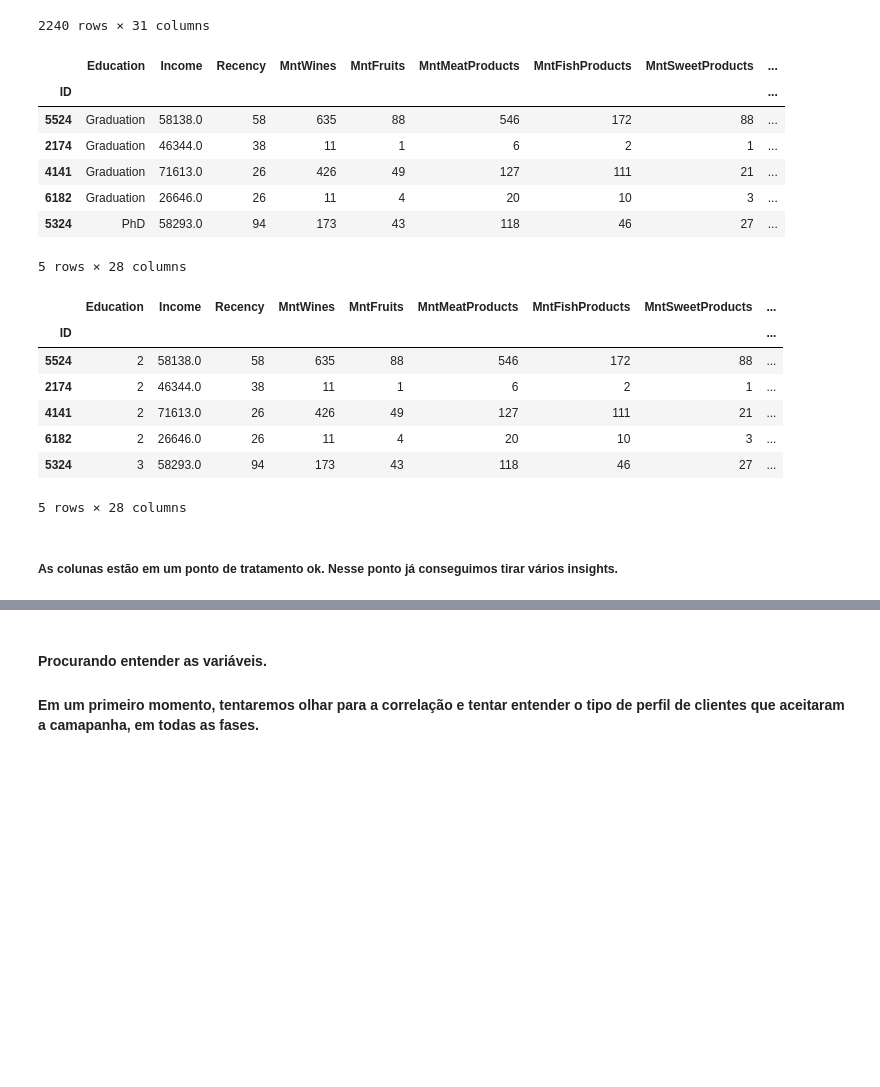
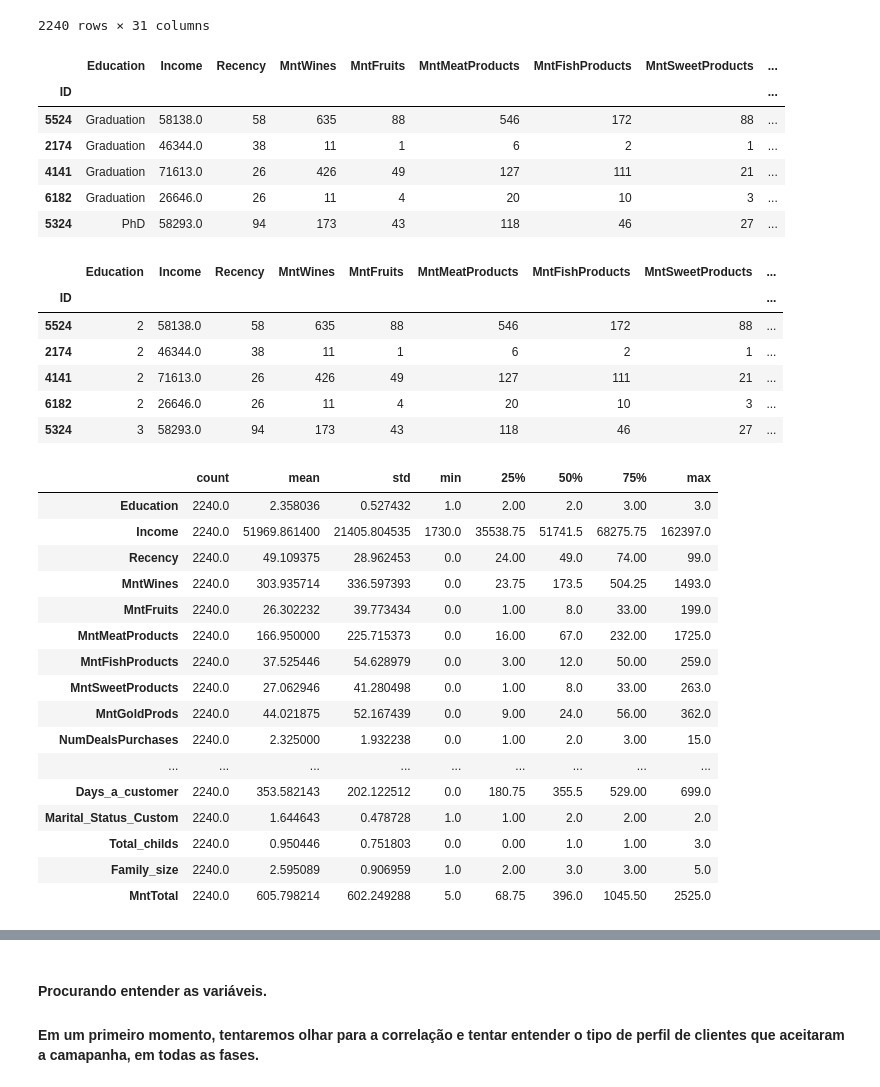
Before and after one commit to Pedro4010/caseifood, a Jupyter notebook: caseifood.ipynb, the cells around one changed output, grey strips where cells are left out. Saved outputs shown, nothing was run; the diff lists cells and outputs as text; code cells hidden in the pictures; blank space fills up the shorter version.

```diff
--- a/caseifood.ipynb
+++ b/caseifood.ipynb
@@ -106,7 +106,7 @@ Index(['Year_Birth', 'Education', 'Marital_Status', 'Income', 'Kidhome',
       dtype='object')
 # %%
 # Usei esse comando apenas para verificar como estavam os dados das colunas que não apareciam com default.
-pd.set_option('max_columns',26)
+pd.set_option('max_columns',28)
 # %%
 # Verificando se há valores nulos. Como podemos ver, temos 24 valores nulos em Income. Vamos utilizar uma média para tratar esses valores.
 # Em alguns casos, seria mais adequado uma regressão linear, por exemplo, mas neste caso, a média e a mediana estão bem próximas, e isso é um fator relevante.
@@ -337,6 +337,5 @@ customers.head()
 | 4141 | Graduation | 71613.0 | 26 | 426 | 49 | 127 | 111 | 21 | ... |
 | 6182 | Graduation | 26646.0 | 26 | 11 | 4 | 20 | 10 | 3 | ... |
 | 5324 | PhD | 58293.0 | 94 | 173 | 43 | 118 | 46 | 27 | ... |
-5 rows × 28 columns
 # %%
 # Transformar a coluna Education para numérico
@@ -359,6 +359,23 @@ customers.head()
 | 4141 | 2 | 71613.0 | 26 | 426 | 49 | 127 | 111 | 21 | ... |
 | 6182 | 2 | 26646.0 | 26 | 11 | 4 | 20 | 10 | 3 | ... |
 | 5324 | 3 | 58293.0 | 94 | 173 | 43 | 118 | 46 | 27 | ... |
-5 rows × 28 columns
-# %% [markdown]
-##### As colunas estão em um ponto de tratamento ok. Nesse ponto já conseguimos tirar vários insights.
+# %%
+customers.describe().T
+# %% [output]
+|  | count | mean | std | min | 25% | 50% | 75% | max |
+| Education | 2240.0 | 2.358036 | 0.527432 | 1.0 | 2.00 | 2.0 | 3.00 | 3.0 |
+| Income | 2240.0 | 51969.861400 | 21405.804535 | 1730.0 | 35538.75 | 51741.5 | 68275.75 | 162397.0 |
+| Recency | 2240.0 | 49.109375 | 28.962453 | 0.0 | 24.00 | 49.0 | 74.00 | 99.0 |
+| MntWines | 2240.0 | 303.935714 | 336.597393 | 0.0 | 23.75 | 173.5 | 504.25 | 1493.0 |
+| MntFruits | 2240.0 | 26.302232 | 39.773434 | 0.0 | 1.00 | 8.0 | 33.00 | 199.0 |
+| MntMeatProducts | 2240.0 | 166.950000 | 225.715373 | 0.0 | 16.00 | 67.0 | 232.00 | 1725.0 |
+| MntFishProducts | 2240.0 | 37.525446 | 54.628979 | 0.0 | 3.00 | 12.0 | 50.00 | 259.0 |
+| MntSweetProducts | 2240.0 | 27.062946 | 41.280498 | 0.0 | 1.00 | 8.0 | 33.00 | 263.0 |
+| MntGoldProds | 2240.0 | 44.021875 | 52.167439 | 0.0 | 9.00 | 24.0 | 56.00 | 362.0 |
+| NumDealsPurchases | 2240.0 | 2.325000 | 1.932238 | 0.0 | 1.00 | 2.0 | 3.00 | 15.0 |
+| ... | ... | ... | ... | ... | ... | ... | ... | ... |
+| Days_a_customer | 2240.0 | 353.582143 | 202.122512 | 0.0 | 180.75 | 355.5 | 529.00 | 699.0 |
+| Marital_Status_Custom | 2240.0 | 1.644643 | 0.478728 | 1.0 | 1.00 | 2.0 | 2.00 | 2.0 |
+| Total_childs | 2240.0 | 0.950446 | 0.751803 | 0.0 | 0.00 | 1.0 | 1.00 | 3.0 |
+| Family_size | 2240.0 | 2.595089 | 0.906959 | 1.0 | 2.00 | 3.0 | 3.00 | 5.0 |
+| MntTotal | 2240.0 | 605.798214 | 602.249288 | 5.0 | 68.75 | 396.0 | 1045.50 | 2525.0 |
```
Also changed, not shown: parts of 15 cells of this notebook.
